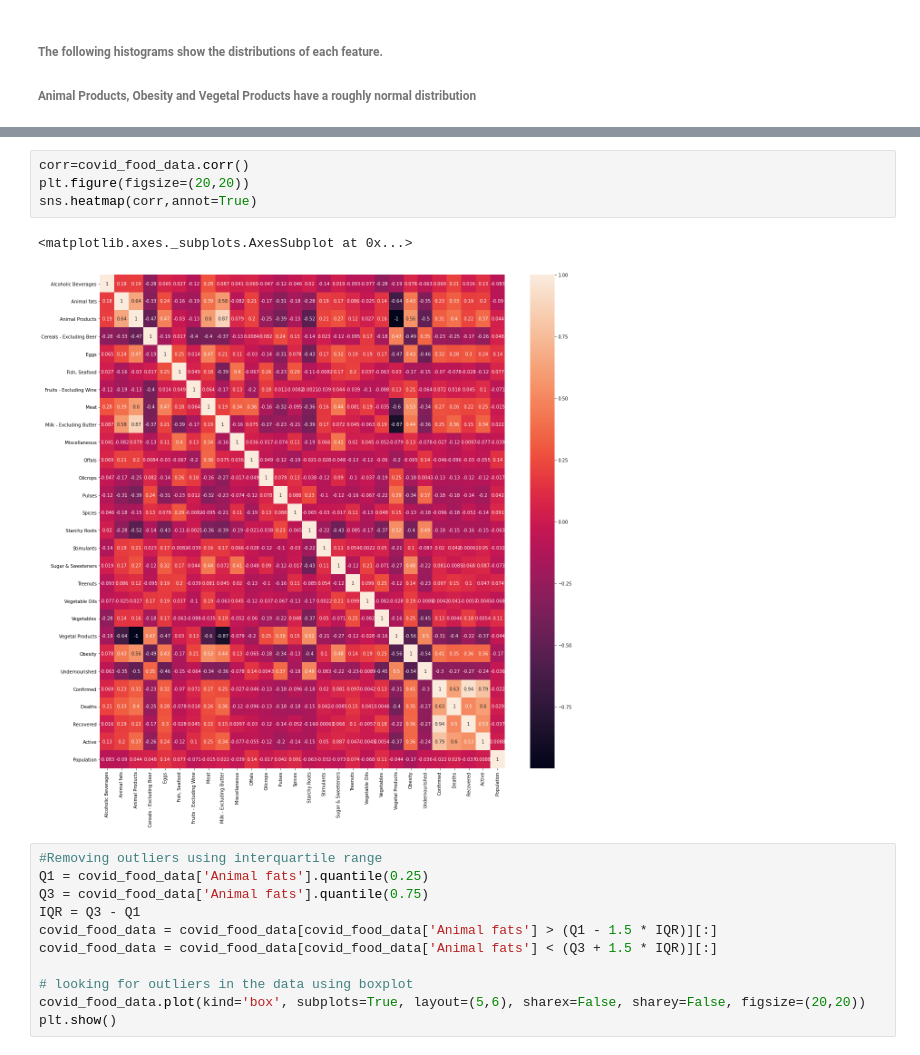
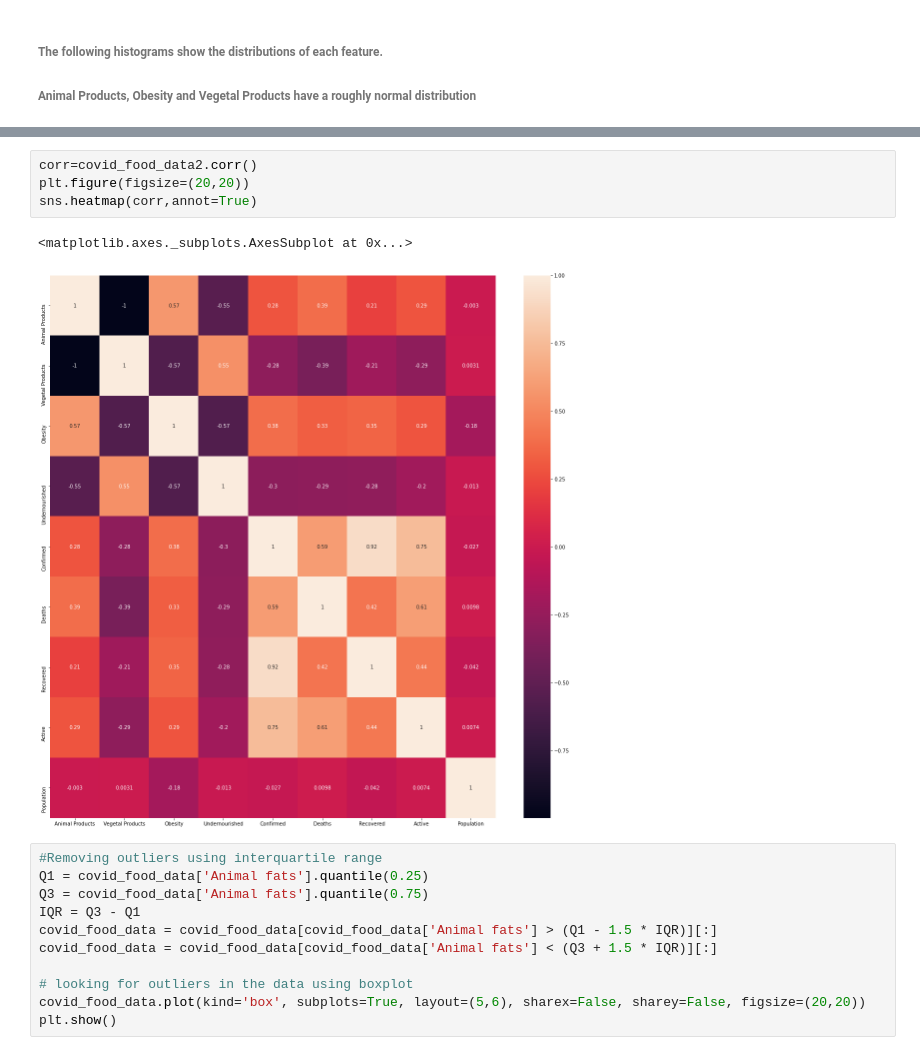
Before and after one commit to MahalavanyaSriram/COVID-19_Prediction, a Jupyter notebook: Kdd_Project.ipynb, the cells around one changed output, grey strips where cells are left out. Cells and saved outputs as stored; diff of their text form.

```diff
--- a/Kdd_Project.ipynb
+++ b/Kdd_Project.ipynb
@@ -256,10 +256,10 @@ plt.show()
 # %%
-corr=covid_food_data.corr()
+corr=covid_food_data2.corr()
 plt.figure(figsize=(20,20))
 sns.heatmap(corr,annot=True)
 # %% [output]
 <matplotlib.axes._subplots.AxesSubplot at 0x...>
-[figure, old version]
+[figure, new version]
 # %%
 #Removing outliers using interquartile range
 Q1 = covid_food_data['Animal fats'].quantile(0.25)
```
Also changed, not shown: parts of 3 cells of this notebook.
